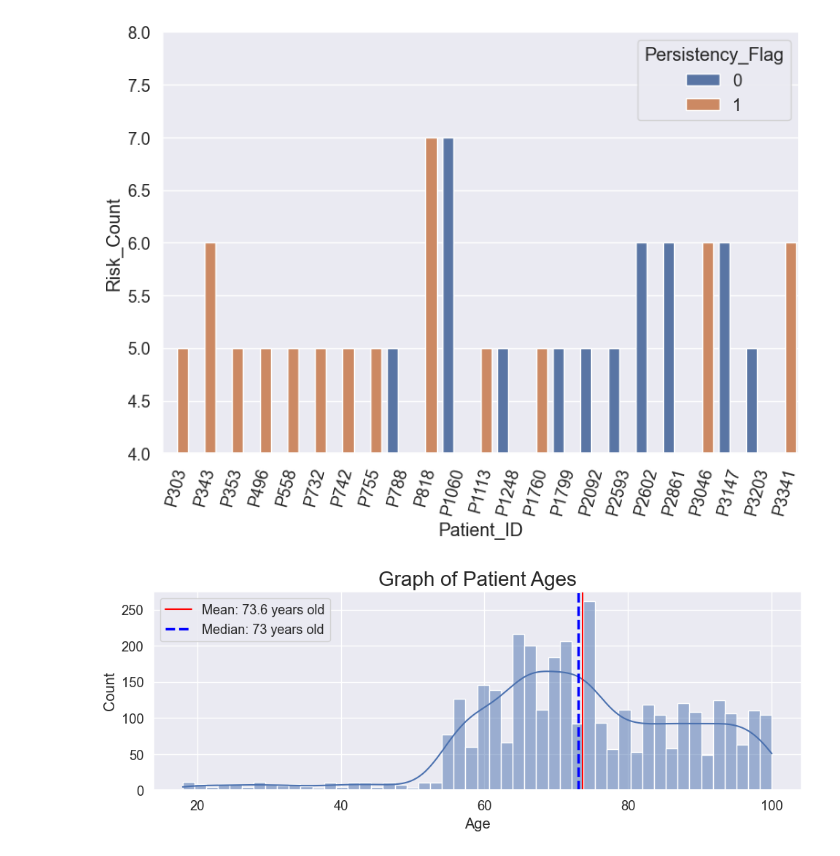
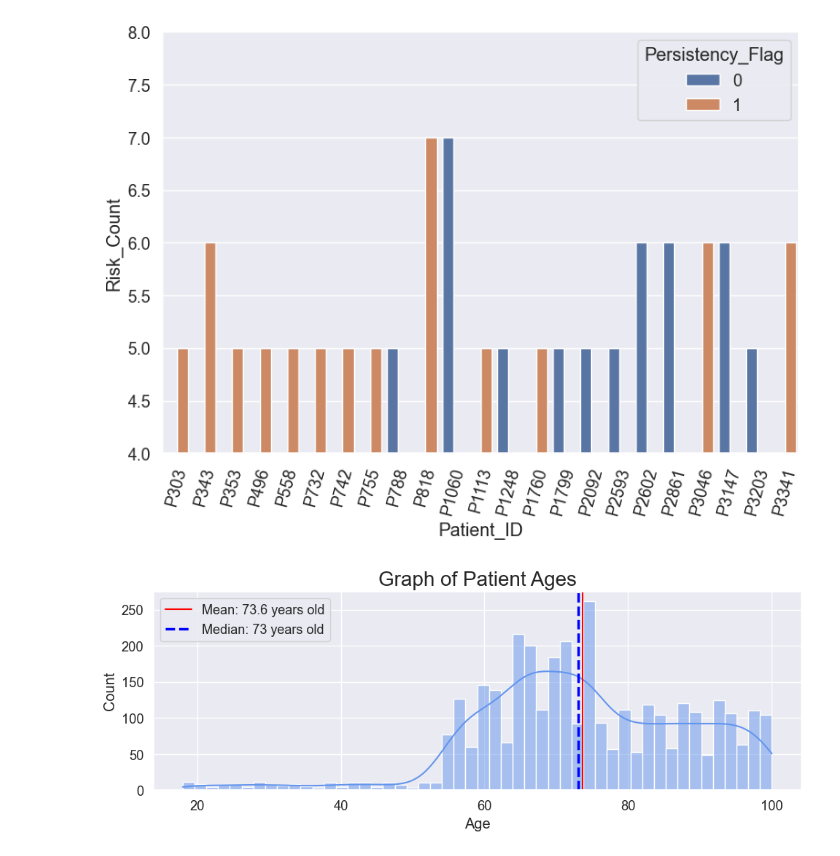
Before and after one commit to LiviaNFoster/DataGlacierFinalProject, a Jupyter notebook: FinalProject.ipynb, the cells around one changed output. Cells and saved outputs as stored; diff of their text form; code cells hidden in the pictures.

```diff
--- a/FinalProject.ipynb
+++ b/FinalProject.ipynb
@@ -1681,12 +1681,12 @@ No artists with labels found to put in legend.  Note that artists whose label st
 # %%
 # Livia's Population Visual
 plt.figure(figsize=(10,4))
-sns.histplot(x=df['Age'],bins=50,kde=True)
+sns.histplot(x=df['Age'],bins=50,kde=True, color = 'cornflowerblue')
 plt.axvline(x=df.Age.mean(), color='red', label = 'Mean: 73.6 years old')
 plt.axvline(x=df.Age.median(), color='blue', ls='--', lw=2.5, label = 'Median: 73 years old')
 plt.legend(loc="upper left", fontsize = '13')
 plt.title("Graph of Patient Ages", fontsize = '20')
 plt.tight_layout()
 plt.show()
 # %% [output]
-[figure, old version]
+[figure, new version]
```
